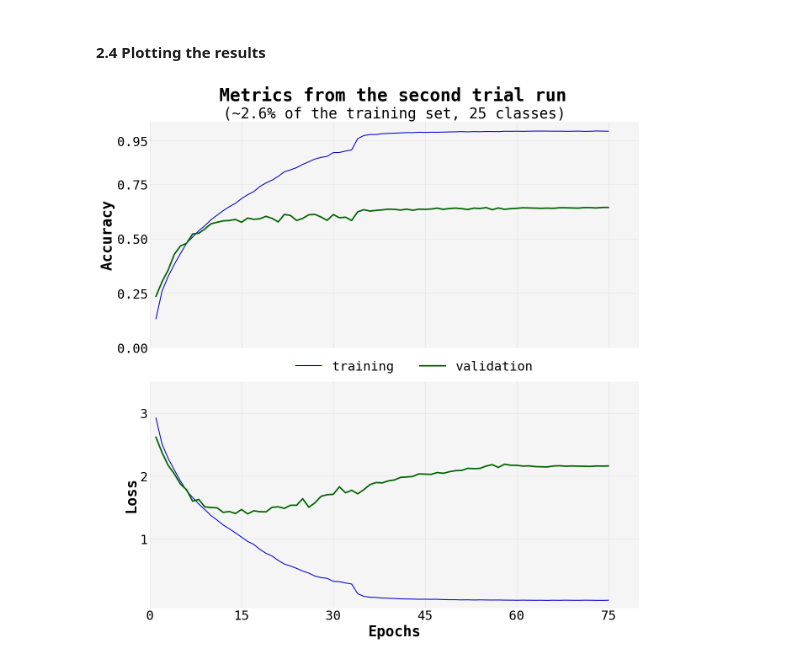
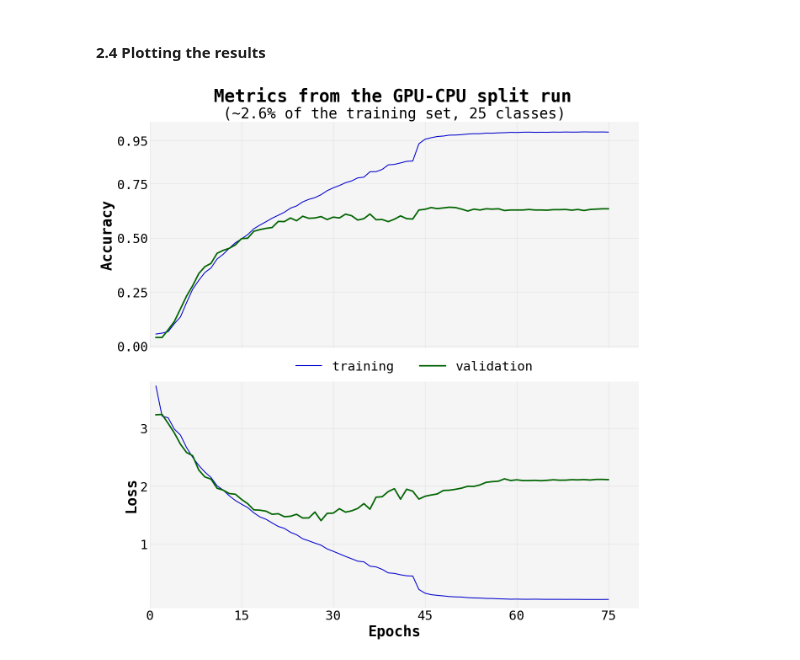
Before and after one commit to AsteroidHunter/replicatingAlexNet, a Jupyter notebook: alexnet_torch.ipynb, the cells around one changed output. Cells and saved outputs as stored; diff of their text form; code cells hidden in the pictures.

```diff
--- a/alexnet_torch.ipynb
+++ b/alexnet_torch.ipynb
@@ -627,7 +636,7 @@ def extract_augment_image_portions_temp(
     TEMPORARY FUNCTION FOR THE TRIAL RUN
 
     THIS FUNCTION TAKES A 224 x 224 CENTER CROP FOR SIMPLICITY
-    FOR THE TRIAL RUN, I WANTED TO CHECK IF THE MODEL LEARNS FINE
+    FOR THE TRIAL RUN, I WANTED TO CHECK IF THE MODEL IS ABLE TO LEARN OK
     """
     image_as_tensor = F.pil_to_tensor(Image.open(image_path))
 
@@ -769,0 +779,19 @@ validation_subset = AlexNetTrainingSubset(
+# %%
+training_set = AlexNetTrainingSubset(
+    labels=training_labels_for_CEloss,
+    image_directory=training_images_output_path,
+    image_names=training_images_processed_names,
+    transform=extract_augment_image_portions_temp,
+    target_transform=transform_labels
+)
+
+train_loader = DataLoader(
+    training_set,
+    batch_size=256,
+    shuffle=True,
+    num_workers=0
+)
+
+print(len(train_loader))
+
+train_loader_iter = iter(train_loader)
@@ -769,0 +800,3 @@ validation_subset = AlexNetTrainingSubset(
+# %%
+for i in next(train_loader_iter):
+    print(i.shape)
@@ -960,7 +979,7 @@ torch.save(optimizer.state_dict(), f"./logs/trial_runs/1_alexnet_optimizer_{curr
 # %% [markdown]
 #### 2.4 Plotting the results
 # %%
-live_loss_accuracy = pl.read_csv("./logs/training_log_20240729.csv")
+live_loss_accuracy = pl.read_csv("./logs/training_log_20240807.csv")
 
 fig, ax = plt.subplots(nrows=2, figsize=(15, 15), sharex=True)
 
@@ -989,7 +1008,7 @@ ax[0].set_title(
 )
 
 plt.suptitle(
-    "Metrics from the second trial run",
+    "Metrics from the GPU-CPU split run",
     fontsize=30,
     x=0.51,
     y=0.935,
@@ -1015,32 +1034,32 @@ ax[1].plot(
 ax[1].set_ylabel("Loss", fontsize=25, fontweight="semibold")
 ax[1].set_xlabel("Epochs", fontsize=25, fontweight="semibold")
 ax[1].set_xticks([0, 15, 30, 45, 60, 75,])
 ax[1].set_yticks([1, 2, 3])
 
 ax[1].set_xlim(0, 80)
-ax[1].set_ylim(-0.1, 3.5)
+ax[1].set_ylim(-0.1, 3.8)
 
 for i in range(2):
     ax[i].spines[['right', 'top', 'left', 'bottom']].set_visible(False)
     ax[i].tick_params(axis='both', which='both', length=0, labelsize=22)
     ax[i].grid(alpha=0.25)
 
 
 fig.legend(
     ['training', 'validation'],
     bbox_to_anchor=(0.75, 0.52),
     ncol=2,
     fontsize=22,
     frameon=False,
 )
 
 fig.subplots_adjust(hspace=0.15)
 plt.show()
 
 #plt.savefig(
 #    "./plots/metrics_second_trial_run.png",
 #    dpi=600,
 #    bbox_inches="tight",
 #)
 # %% [output]
-[figure, old version]
+[figure, new version]
```
Also changed, not shown: parts of 86 cells of this notebook.
